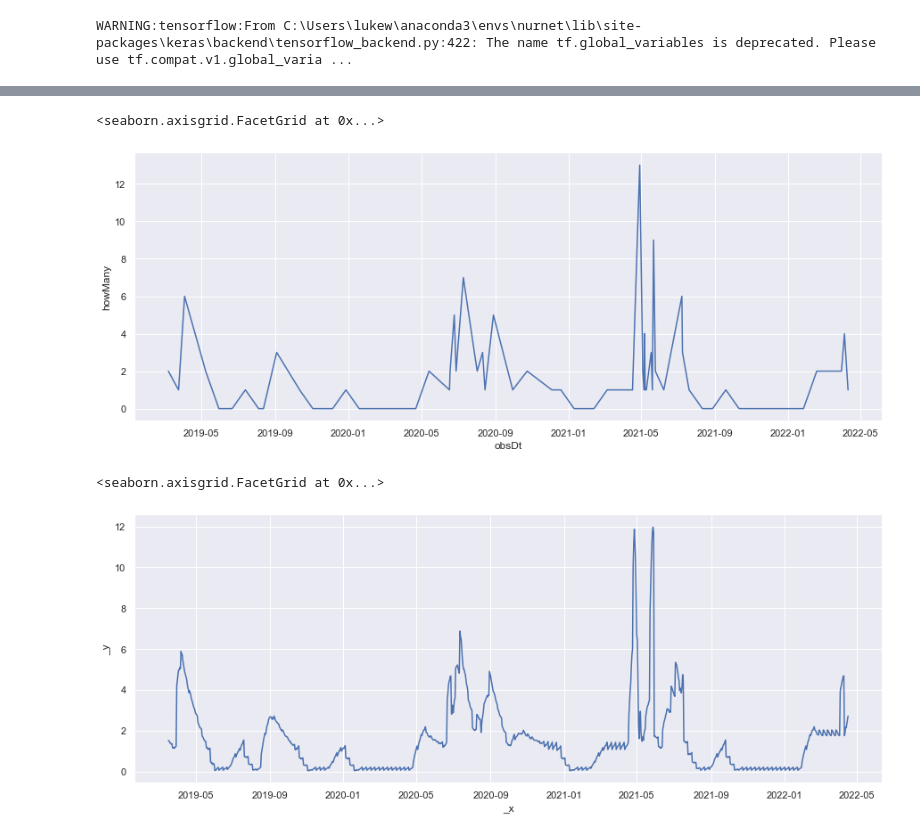
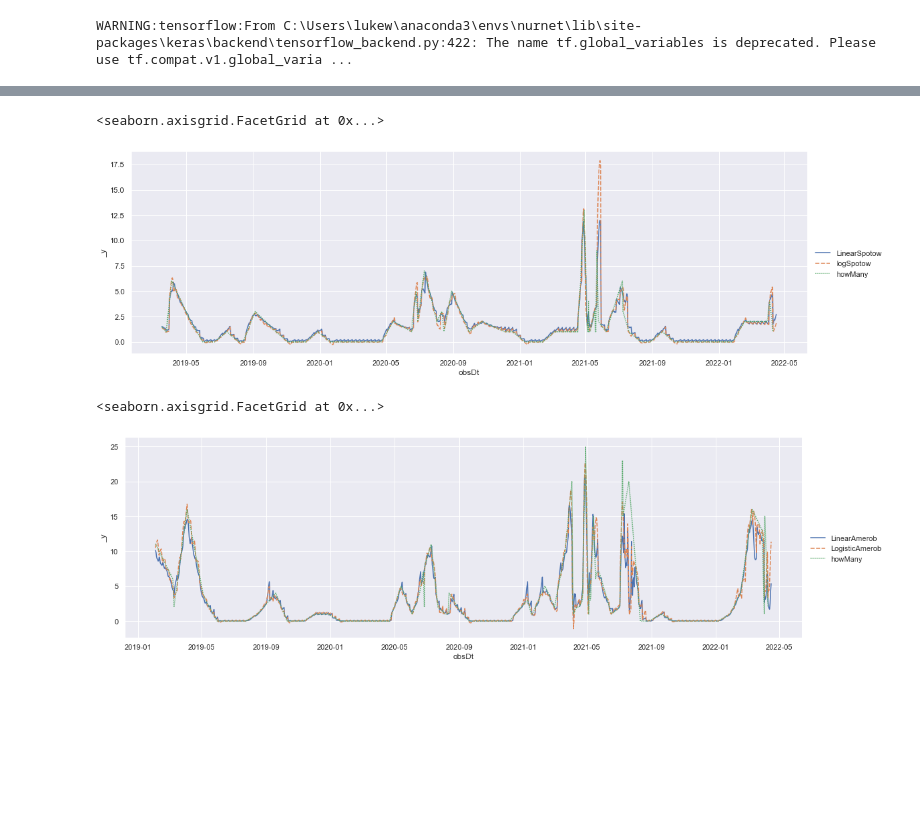
Before and after one commit to Tanag3r/trailheadDirect_birds, a Jupyter notebook: lstm_analysis.ipynb, the cells around one changed output, grey strips where cells are left out. Saved outputs shown, nothing was run; the diff lists cells and outputs as text; code cells hidden in the pictures; blank space fills up the shorter version.

Commit message:
logistic and linear comparison done

```diff
--- a/lstm_analysis.ipynb
+++ b/lstm_analysis.ipynb
@@ -332,3 +314,15 @@ spotow @ Margaret's Way:
+# %%
+modelLog_amerob_margWay = build_basicLogisticModel(train=train_amerob,nInput=7)
+# %%
+modelLin_amerob_margWay = build_basicLinearModel(train=train_amerob,nInput=7)
+# %%
+amerob_linearPlot = plot_forecast(model=modelLin_amerob_margWay,modelName='LinearAmerob',history=amerob_marWay,nInput=7)
+amerob_logPlot = plot_forecast(model=modelLog_amerob_margWay,history=amerob_marWay,modelName='LogisticAmerob',nInput=7)
+# %%
+mergeForecasts = pd.merge(left=amerob_linearPlot,left_on=amerob_linearPlot.index,right=amerob_logPlot,right_on=amerob_logPlot.index,how='inner')
+mergeForecasts.set_index(keys='key_0',inplace=True)
+amerobComparison = pd.merge(left=mergeForecasts,left_on=mergeForecasts.index,right=amerob_marWay,right_on='obsDt',how='left')
+amerobComparison.set_index(keys='obsDt',inplace=True)
 # %%
 ##TODO #94 build three-week forecasting method on top of LSTM model
 ##TODO #96 visualize results of the LSTM models
@@ -336,14 +330,13 @@ spotow @ Margaret's Way:
 import matplotlib.pyplot as plt
 import seaborn as sns
 sns.set_theme(style='darkgrid')
-# %%
-lineplot = sns.relplot(data=spotow_MargWay,x='obsDt',y='howMany',kind='line',aspect=2.5)
-lineplot
-# %% [output]
-<seaborn.axisgrid.FacetGrid at 0x...>
-[figure, removed]
+# %%
+sns.relplot(data=spotowComparison,kind='line',ci=95,aspect=3.0)
+# %% [output]
+<seaborn.axisgrid.FacetGrid at 0x...>
+[figure, added]
 # %%
-sns.relplot(data=linearPlot,kind='line',aspect=2.5)
+sns.relplot(data=amerobComparison,kind='line',aspect=3.0)
 # %% [output]
 <seaborn.axisgrid.FacetGrid at 0x...>
-[figure, old version]
+[figure, new version]
```
Also changed, not shown: parts of 11 cells of this notebook.
